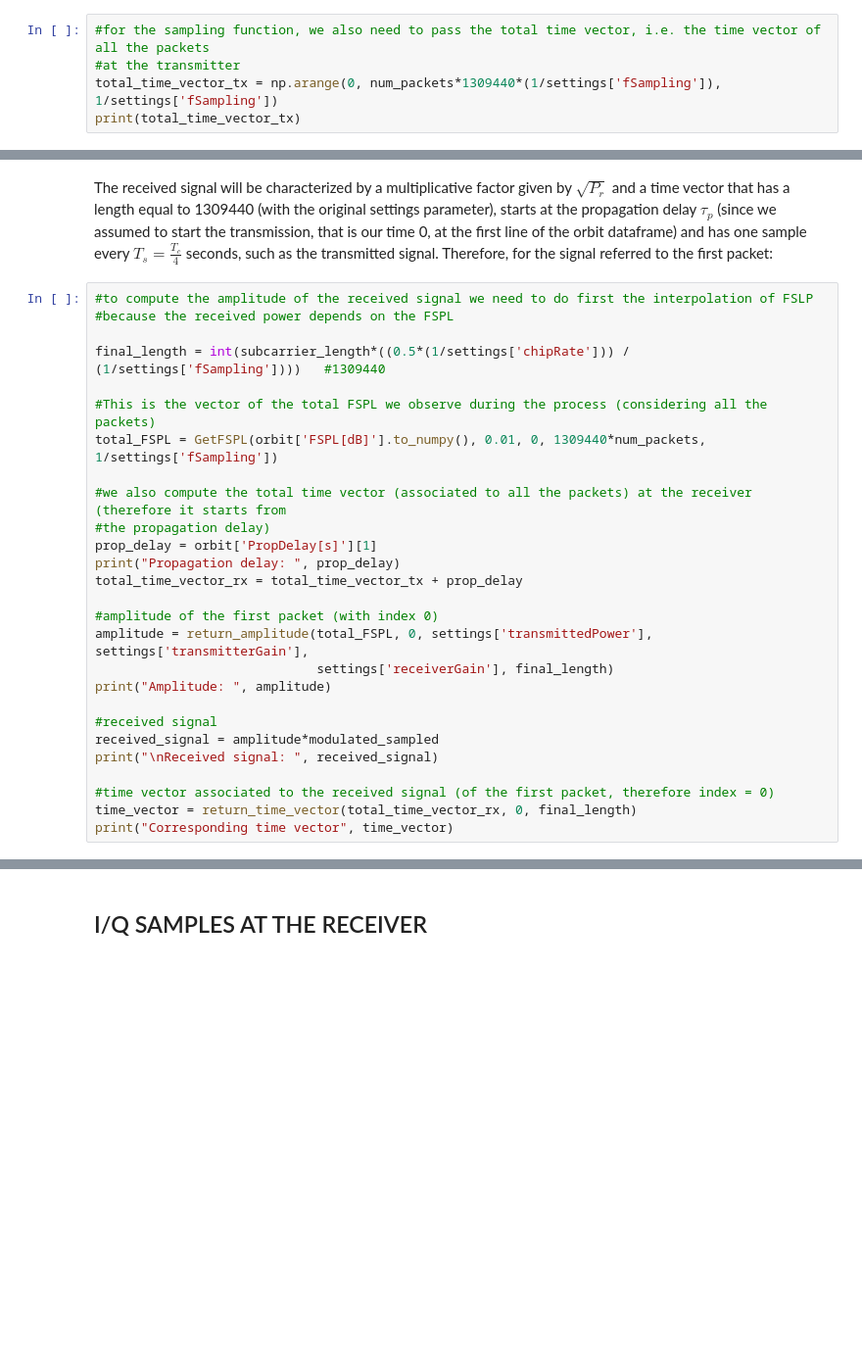
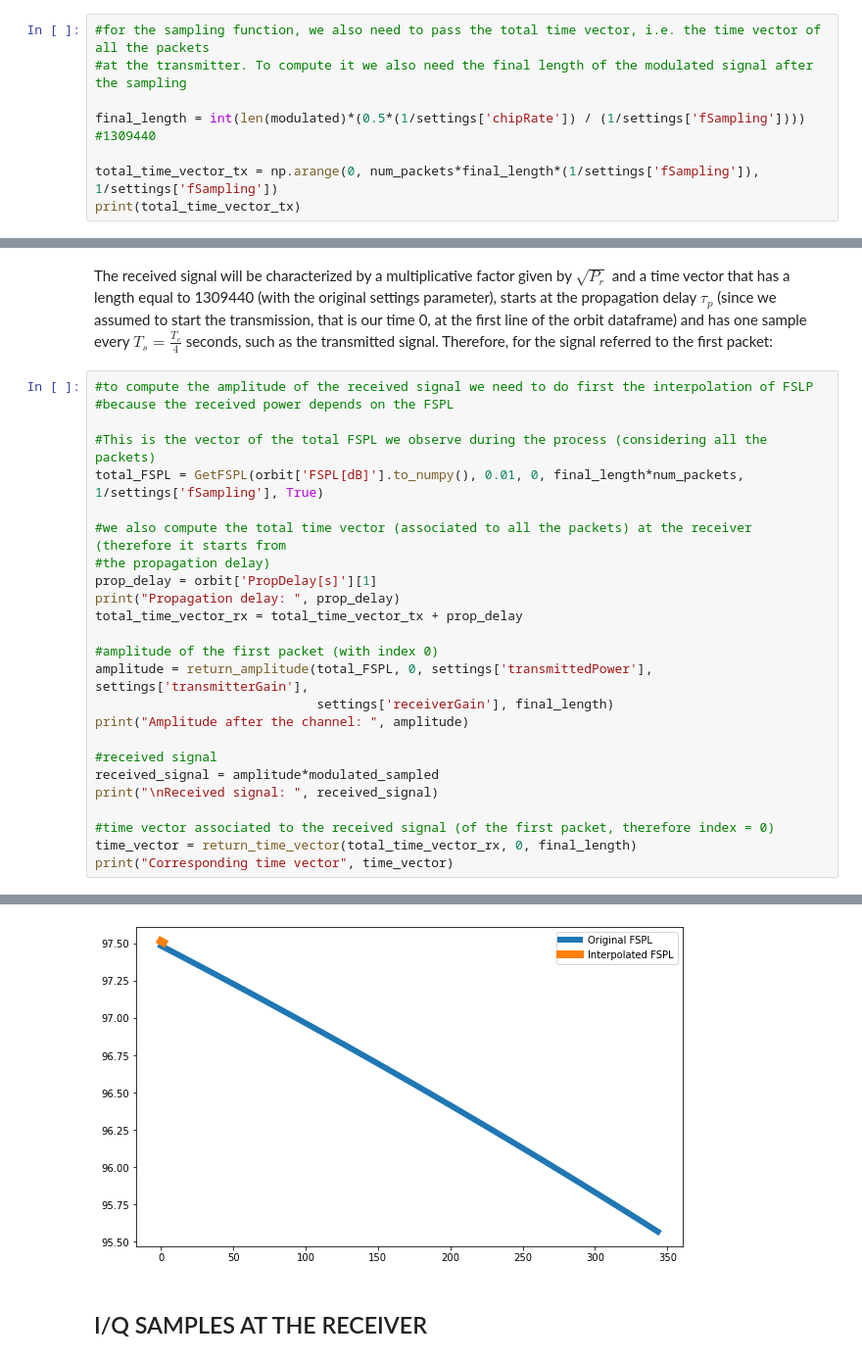
Before and after one commit to mattiasandri/usertransmitter, a Jupyter notebook: main.ipynb, the cells around one changed output, grey strips where cells are left out. Shown at 98% size. Drawn from its saved outputs; the diff is of its cells as text; blank space fills up the shorter version.

```diff
--- a/main.ipynb
+++ b/main.ipynb
@@ -265,7 +270,10 @@ Since the modulated signal has a sample every $\frac{T_c}{2}$ seconds, and we us
 # %%
 #for the sampling function, we also need to pass the total time vector, i.e. the time vector of all the packets
-#at the transmitter
-total_time_vector_tx = np.arange(0, num_packets*1309440*(1/settings['fSampling']), 1/settings['fSampling'])
+#at the transmitter. To compute it we also need the final length of the modulated signal after the sampling
+
+final_length = int(len(modulated)*(0.5*(1/settings['chipRate']) / (1/settings['fSampling'])))   #1309440
+
+total_time_vector_tx = np.arange(0, num_packets*final_length*(1/settings['fSampling']), 1/settings['fSampling'])
 print(total_time_vector_tx)
 # %% [output]
 [0.00000000e+00 2.44379277e-07 4.88758553e-07 ... 1.59999927e+00
@@ -378,10 +386,8 @@ The received signal will be characterized by a multiplicative factor given by $\
 #to compute the amplitude of the received signal we need to do first the interpolation of FSLP
 #because the received power depends on the FSPL
 
-final_length = int(subcarrier_length*((0.5*(1/settings['chipRate'])) / (1/settings['fSampling'])))   #1309440
-
 #This is the vector of the total FSPL we observe during the process (considering all the packets)
-total_FSPL = GetFSPL(orbit['FSPL[dB]'].to_numpy(), 0.01, 0, 1309440*num_packets, 1/settings['fSampling'])
+total_FSPL = GetFSPL(orbit['FSPL[dB]'].to_numpy(), 0.01, 0, final_length*num_packets, 1/settings['fSampling'], True)
 
 #we also compute the total time vector (associated to all the packets) at the receiver (therefore it starts from
 #the propagation delay)
@@ -392,7 +398,7 @@ total_time_vector_rx = total_time_vector_tx + prop_delay
 #amplitude of the first packet (with index 0)
 amplitude = return_amplitude(total_FSPL, 0, settings['transmittedPower'], settings['transmitterGain'],
                              settings['receiverGain'], final_length)
-print("Amplitude: ", amplitude)
+print("Amplitude after the channel: ", amplitude)
 
 #received signal
 received_signal = amplitude*modulated_sampled
@@ -407,7 +413,8 @@ Amplitude:  0.012300773656756107
 
 Received signal:  [-0.01230077 -0.01230077  0.01230077 ...  0.01230077 -0.01230077
  -0.01230077]
 Corresponding time vector [0.00582235 0.00582259 0.00582284 ... 0.32582162 0.32582186 0.32582211]
+[figure, added]
 # %% [markdown]
 ## I/Q SAMPLES AT THE RECEIVER
 # %% [markdown]
```
Also changed, not shown: parts of 16 cells of this notebook, 1 other file.
